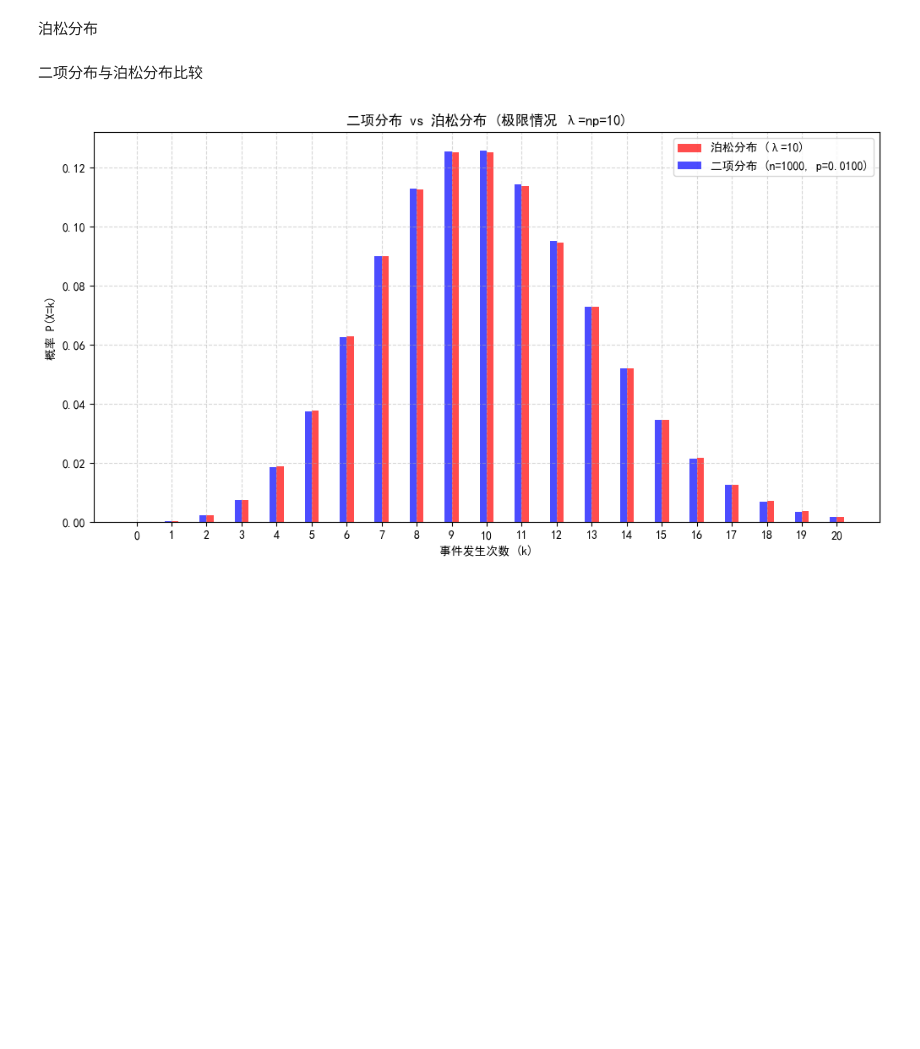
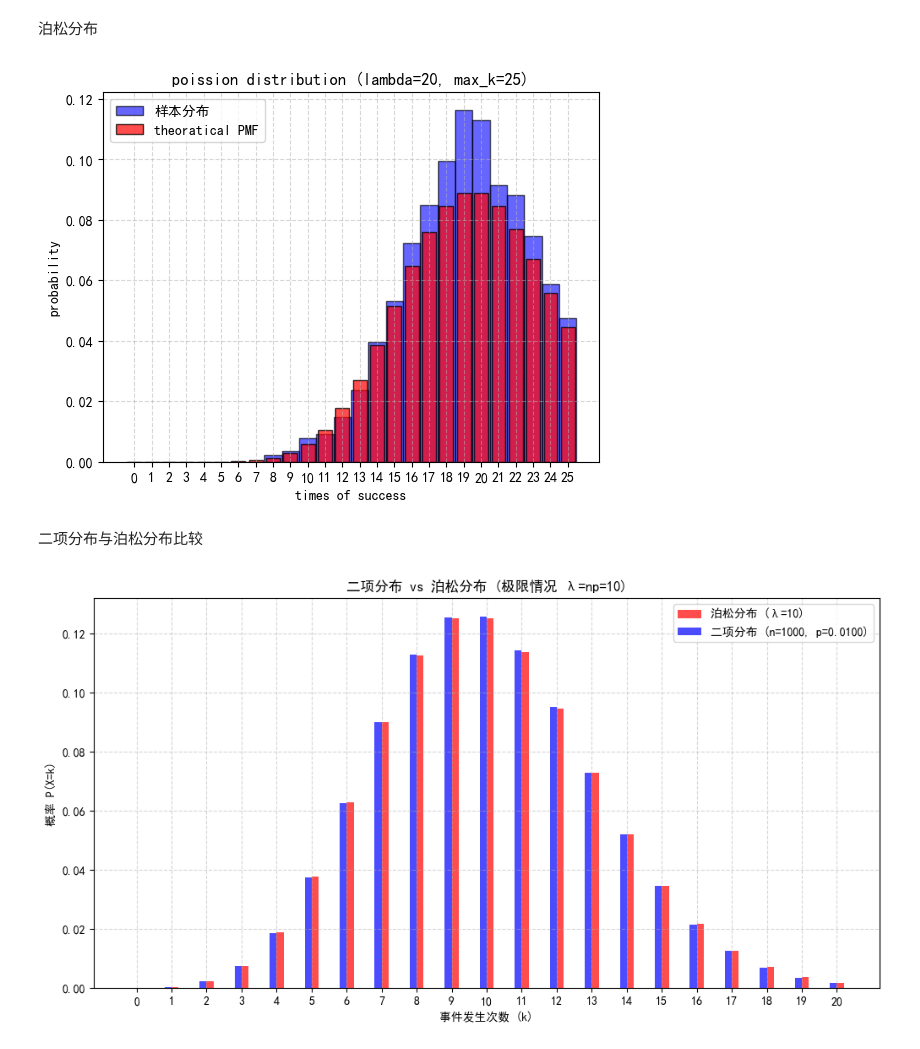
Before and after one commit to quanshi233/mystudy, a Jupyter notebook: codes/distributions/distribution.ipynb, the cells around one changed output. Cells and saved outputs as stored; diff of their text form; code cells hidden in the pictures; blank space fills up the shorter version.

```diff
--- a/codes/distributions/distribution.ipynb
+++ b/codes/distributions/distribution.ipynb
@@ -59,28 +63,30 @@ plt.show()
 # %%
 import numpy as np
 import matplotlib.pyplot as plt
 from math import exp,factorial
 plt.rcParams['font.sans-serif'] = ['SimHei']  # Windows 系统
 class X_P:
     def __init__(self,lambda_, max_k):
         samples = np.random.poisson(lambda_, 1000)
         self.samples = samples
         self.k = range(0, max_k+1)
         self.f = [exp(-lambda_) * (lambda_**k) / factorial(k) for k in self.k]
 
-lambda_ = 5
+lambda_ = 20
 max_k = 25
 a = X_P(lambda_, max_k)
 figsize=(14, 6)
 plt.hist(a.samples, bins=np.arange(-0.5, max_k+1.5, 1), density=True, color='blue', alpha=0.6, edgecolor='black', label='样本分布')
 plt.bar(a.k, a.f, color='red', alpha=0.7, edgecolor='black', label='theoratical PMF')
 plt.title(f'poission distribution (lambda={lambda_}, max_k={max_k})')
 plt.xlabel('times of success')
 plt.ylabel('probability')
 plt.xticks(range(max_k+1))               # 设置x轴刻度为0~10
 plt.legend()  # 显示图例
 plt.grid(True, linestyle='--', alpha=0.5)  # 添加虚线网格
 plt.show()
+# %% [output]
+[figure, added]
 # %% [markdown]
 二项分布与泊松分布比较
 # %%
```
Also changed, not shown: parts of 6 cells of this notebook.
